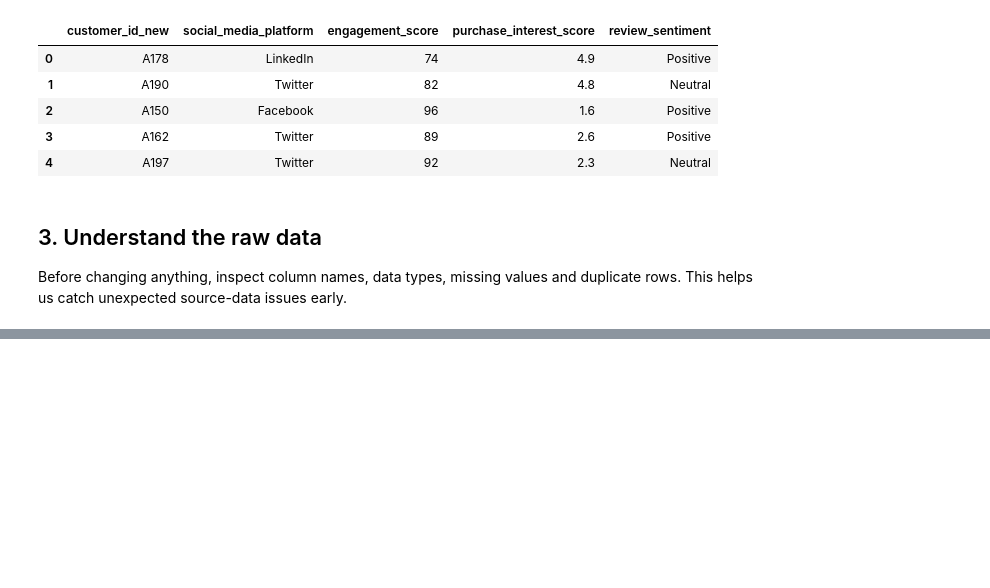
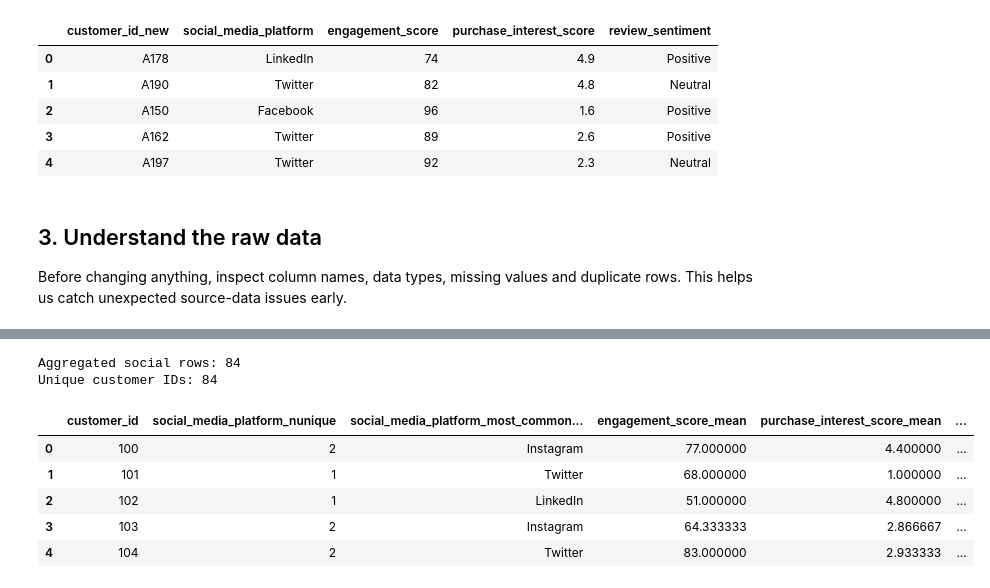
Before and after one commit to Fadhili-N/formative2-multimodal-preprocessing, a Jupyter notebook: armstrong_product_model/Armstrong_product_model_notebook.ipynb, the cells around one changed output, grey strips where cells are left out. Drawn from its saved outputs; the diff is of its cells as text; code cells hidden in the pictures; blank space fills up the shorter version.

```diff
--- a/armstrong_product_model/Armstrong_product_model_notebook.ipynb
+++ b/armstrong_product_model/Armstrong_product_model_notebook.ipynb
@@ -957,0 +167,15 @@ Matches original prediction: True
+# %%
+social_aggregated = pm.aggregate_social(social_profiles)
+
+print("Aggregated social rows:", len(social_aggregated))
+print("Unique customer IDs:", social_aggregated["customer_id"].nunique())
+display(social_aggregated.head())
+# %% [output]
+Aggregated social rows: 84
+Unique customer IDs: 84
+|  | customer_id | social_media_platform_nunique | social_media_platform_most_common... | engagement_score_mean | purchase_interest_score_mean | ... |
+| 0 | 100 | 2 | Instagram | 77.000000 | 4.400000 | ... |
+| 1 | 101 | 1 | Twitter | 68.000000 | 1.000000 | ... |
+| 2 | 102 | 1 | LinkedIn | 51.000000 | 4.800000 | ... |
+| 3 | 103 | 2 | Instagram | 64.333333 | 2.866667 | ... |
+| 4 | 104 | 2 | Twitter | 83.000000 | 2.933333 | ... |
```
Also changed, not shown: parts of 82 cells of this notebook, 1 other file.
